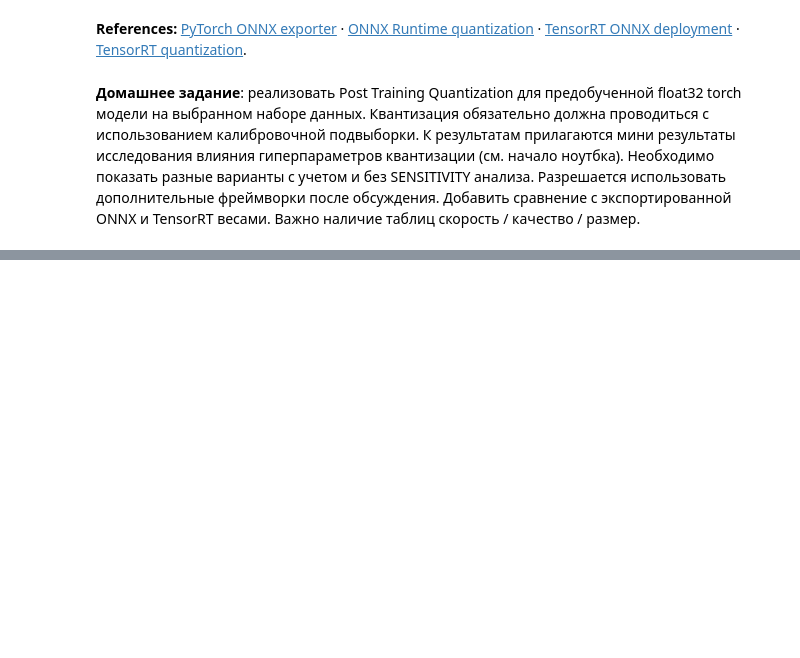
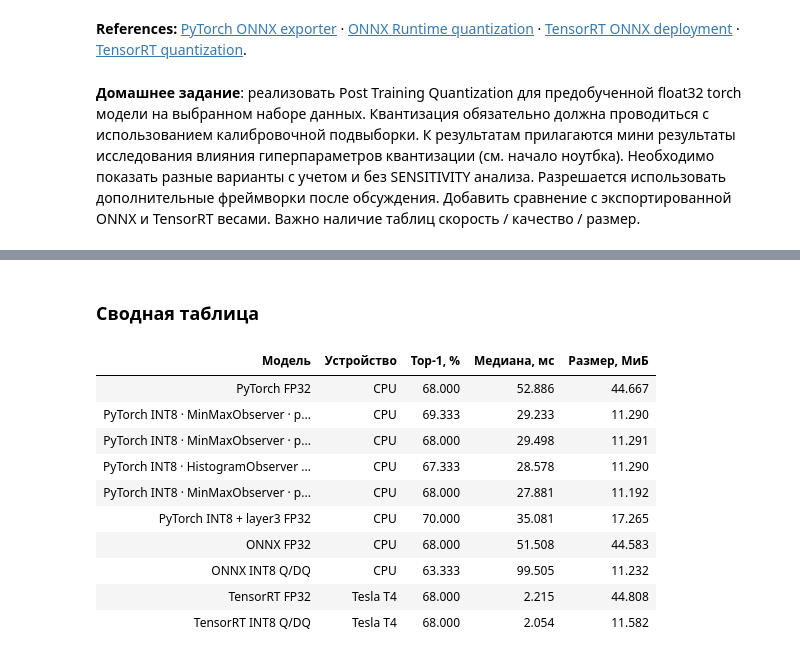
Before and after one commit to AnastasiayA26/MTAI2026-Deep-learning-frameworks-seminars-autumn, a Jupyter notebook: seminar_5/Post_Training_Quantization.ipynb, the cells around one changed output, grey strips where cells are left out. Cells and saved outputs as stored; diff of their text form; code cells hidden in the pictures; blank space fills up the shorter version.

```diff
--- a/seminar_5/Post_Training_Quantization.ipynb
+++ b/seminar_5/Post_Training_Quantization.ipynb
@@ -623,0 +952,42 @@ else:
+# %%
+rows = []
+
+
+def table(records):
+    columns = list(dict.fromkeys(k for row in records for k in row))
+    header = "".join(f"<th>{escape(key)}</th>" for key in columns)
+    body = []
+    for row in records:
+        values = [row.get(key, "—") for key in columns]
+        cells = [f"{v:.3f}" if isinstance(v, float) else str(v) for v in values]
+        body.append("<tr>" + "".join(f"<td>{escape(v)}</td>" for v in cells) + "</tr>")
+    display(HTML(f"<table><thead><tr>{header}</tr></thead><tbody>{''.join(body)}</tbody></table>"))
+
+
+@torch.inference_mode()
+def record(name, device, path, predict, synchronize=lambda: None):
+    # Top-1 среди всех 1000 классов. Таймер получает уже подготовленный вход на CPU.
+    correct = sum(predict(x).argmax(1).item() == y for x, y in test_samples)
+    for x, _ in test_samples[:5]:
+        predict(x)
+    synchronize()
+    timings = []
+    for _ in range(3):
+        for x, _ in test_samples[:10]:
+            start = perf_counter_ns()
+            predict(x)
+            synchronize()
+            timings.append((perf_counter_ns() - start) / 1e6)
+    rows[:] = [r for r in rows if r["Модель"] != name]
+    rows.append({"Модель": name, "Устройство": device, "Top-1, %": 100 * correct / len(test_samples),
+                 "Медиана, мс": median(timings), "Размер, МиБ": path.stat().st_size / 2**20})
+
+
+def record_torch(name, filename, model):
+    path = artifacts / filename
+    torch.save(model.state_dict(), path)
+    record(name, "CPU", path, model)
+
+
+record_torch("PyTorch FP32", "resnet18_fp32.pt", fp32)
+table(rows)
@@ -623,0 +1298,16 @@ else:
+# %% [markdown]
+### Сводная таблица
+# %%
+table(rows)
+# %% [output]
+| Модель | Устройство | Top-1, % | Медиана, мс | Размер, МиБ |
+| PyTorch FP32 | CPU | 68.000 | 52.886 | 44.667 |
+| PyTorch INT8 · MinMaxObserver · p... | CPU | 69.333 | 29.233 | 11.290 |
+| PyTorch INT8 · MinMaxObserver · p... | CPU | 68.000 | 29.498 | 11.291 |
+| PyTorch INT8 · HistogramObserver ... | CPU | 67.333 | 28.578 | 11.290 |
+| PyTorch INT8 · MinMaxObserver · p... | CPU | 68.000 | 27.881 | 11.192 |
+| PyTorch INT8 + layer3 FP32 | CPU | 70.000 | 35.081 | 17.265 |
+| ONNX FP32 | CPU | 68.000 | 51.508 | 44.583 |
+| ONNX INT8 Q/DQ | CPU | 63.333 | 99.505 | 11.232 |
+| TensorRT FP32 | Tesla T4 | 68.000 | 2.215 | 44.808 |
+| TensorRT INT8 Q/DQ | Tesla T4 | 68.000 | 2.054 | 11.582 |
```
Also changed, not shown: parts of 47 cells of this notebook.
